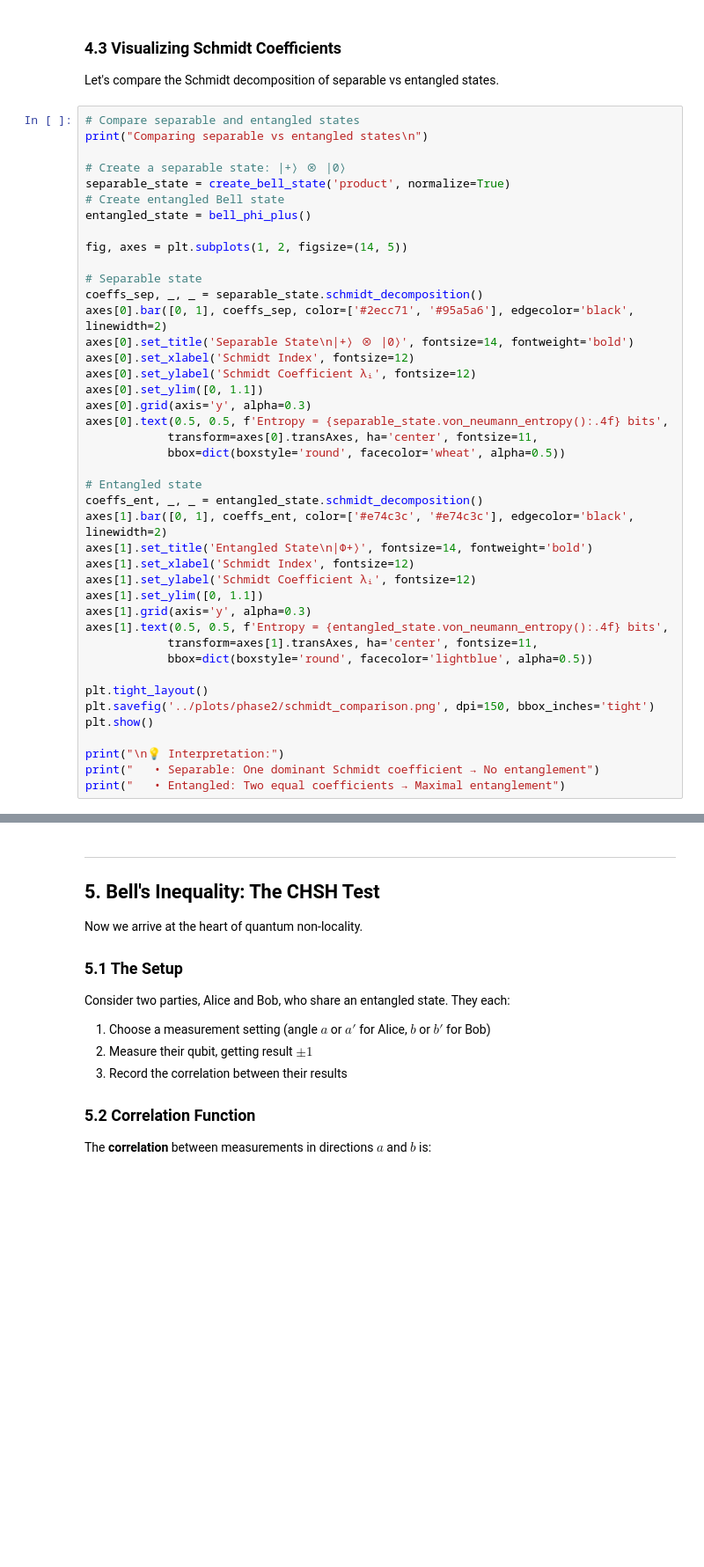
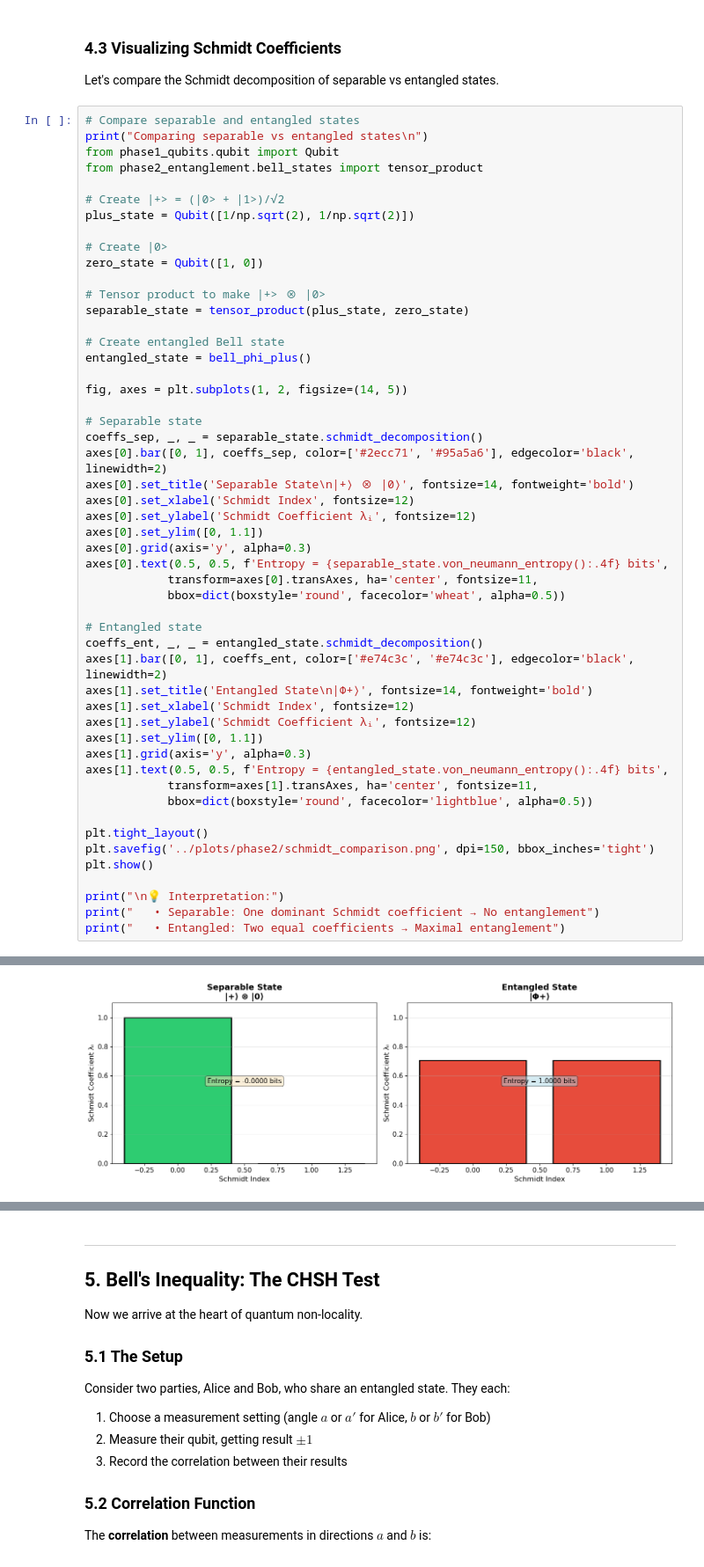
Before and after one commit to Wadoudo02/Quantum_Computing, a Jupyter notebook: notebooks/02_phase2_entanglement_bells_inequality.ipynb, the cells around one changed output, grey strips where cells are left out. Shown at 88% size. Drawn from its saved outputs; the diff is of its cells as text; blank space fills up the shorter version.

Commit message:
Completed Phase 2

```diff
--- a/notebooks/02_phase2_entanglement_bells_inequality.ipynb
+++ b/notebooks/02_phase2_entanglement_bells_inequality.ipynb
@@ -378,9 +439,18 @@ Let's compare the Schmidt decomposition of separable vs entangled states.
 # %%
 # Compare separable and entangled states
 print("Comparing separable vs entangled states\n")
+from phase1_qubits.qubit import Qubit
+from phase2_entanglement.bell_states import tensor_product
 
-# Create a separable state: |+⟩ ⊗ |0⟩
-separable_state = create_bell_state('product', normalize=True)
+# Create |+> = (|0> + |1>)/√2
+plus_state = Qubit([1/np.sqrt(2), 1/np.sqrt(2)])
+
+# Create |0>
+zero_state = Qubit([1, 0])
+
+# Tensor product to make |+> ⊗ |0>
+separable_state = tensor_product(plus_state, zero_state)
+
 # Create entangled Bell state
 entangled_state = bell_phi_plus()
 
@@ -417,3 +487,4 @@ plt.show()
 print("\n💡 Interpretation:")
 print("   • Separable: One dominant Schmidt coefficient → No entanglement")
 print("   • Entangled: Two equal coefficients → Maximal entanglement")
+# %% [output]
@@ -419,0 +492 @@ print("   • Entangled: Two equal coefficients → Maximal entanglement")
+[figure, added]
```
Also changed, not shown: parts of 16 cells of this notebook, 11 other files.
